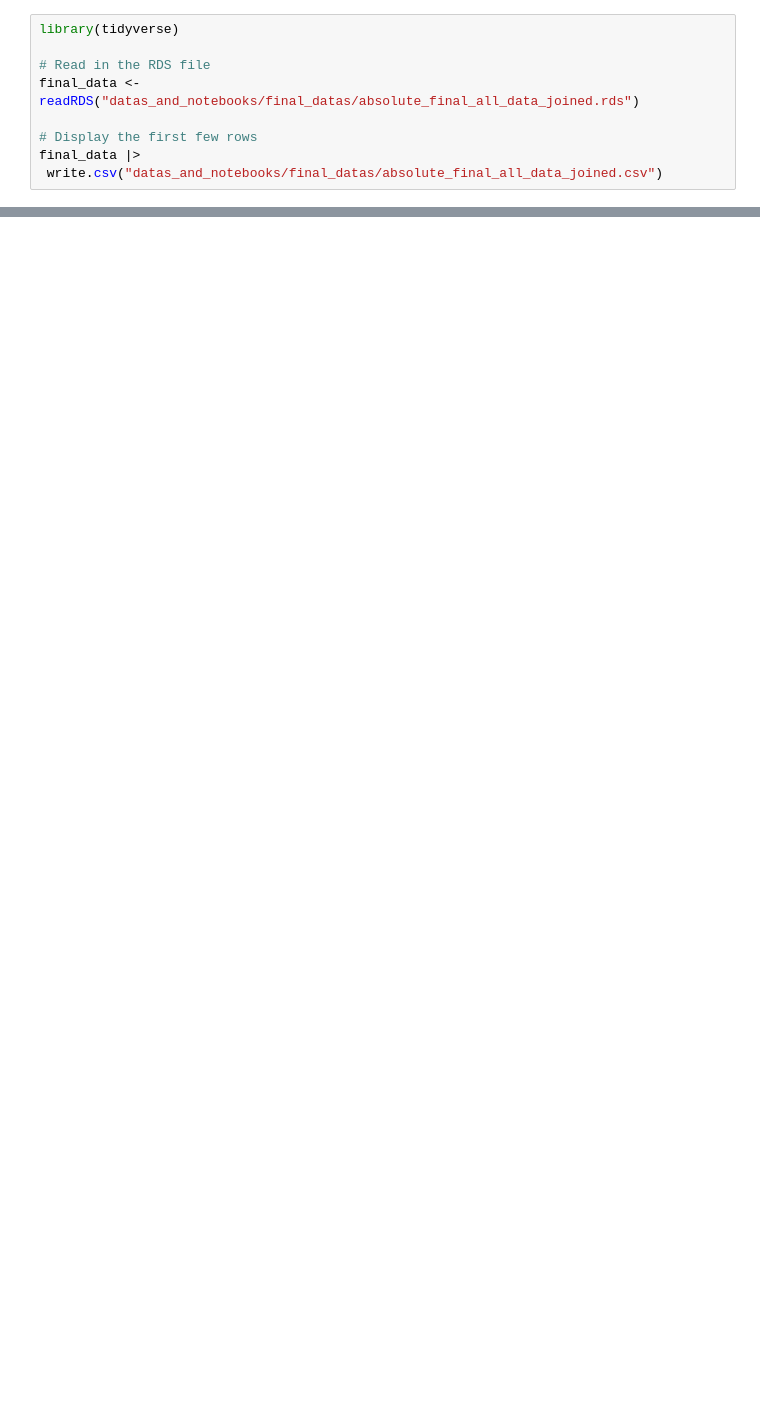
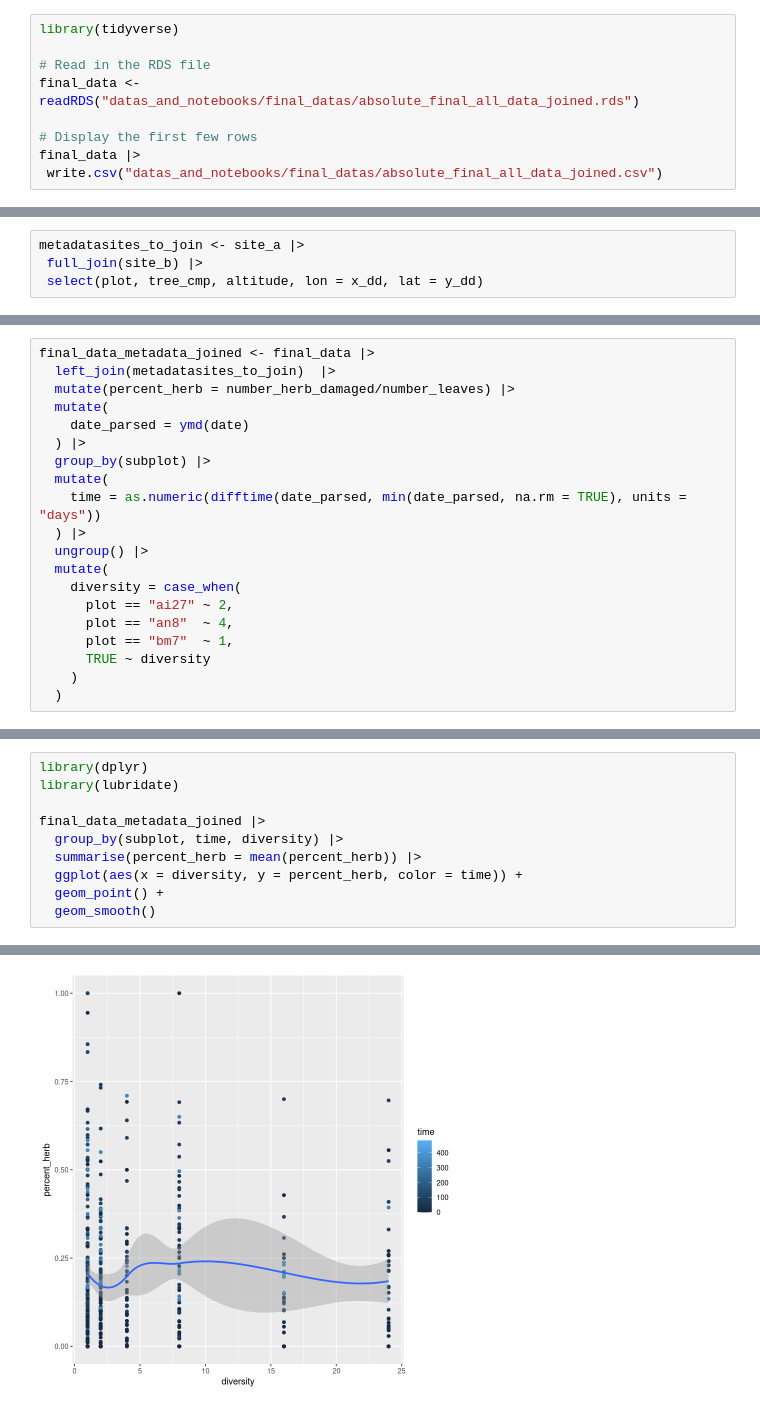
Before and after one commit to ag23wuji/bef_china, a Jupyter notebook: datas_and_notebooks/datacamp_notebooks/finale_analysis2.ipynb, the cells around one changed output, grey strips where cells are left out. Drawn from its saved outputs; the diff is of its cells as text; blank space fills up the shorter version.

Commit message:
added final metadata

```diff
--- a/datas_and_notebooks/datacamp_notebooks/finale_analysis2.ipynb
+++ b/datas_and_notebooks/datacamp_notebooks/finale_analysis2.ipynb
@@ -43,0 +146,4 @@ if height is.na -> survival to "a"
+# %%
+metadatasites_to_join <- site_a |>
+ full_join(site_b) |>
+ select(plot, tree_cmp, altitude, lon = x_dd, lat = y_dd)
@@ -43,0 +154,20 @@ if height is.na -> survival to "a"
+# %%
+final_data_metadata_joined <- final_data |>
+  left_join(metadatasites_to_join)  |>
+  mutate(percent_herb = number_herb_damaged/number_leaves) |>
+  mutate(
+    date_parsed = ymd(date)
+  ) |>
+  group_by(subplot) |>
+  mutate(
+    time = as.numeric(difftime(date_parsed, min(date_parsed, na.rm = TRUE), units = "days"))
+  ) |>
+  ungroup() |>
+  mutate(
+    diversity = case_when(
+      plot == "ai27" ~ 2,
+      plot == "an8"  ~ 4,
+      plot == "bm7"  ~ 1,
+      TRUE ~ diversity
+    )
+  )
@@ -43,0 +184,11 @@ if height is.na -> survival to "a"
+# %%
+library(dplyr)
+library(lubridate)
+
+final_data_metadata_joined |>
+  group_by(subplot, time, diversity) |>
+  summarise(percent_herb = mean(percent_herb)) |>
+  ggplot(aes(x = diversity, y = percent_herb, color = time)) +
+  geom_point() +
+  geom_smooth()
+# %% [output]
@@ -43,0 +211 @@ if height is.na -> survival to "a"
+[figure, added]
```
Also changed, not shown: parts of 12 cells of this notebook, 8 other files.
